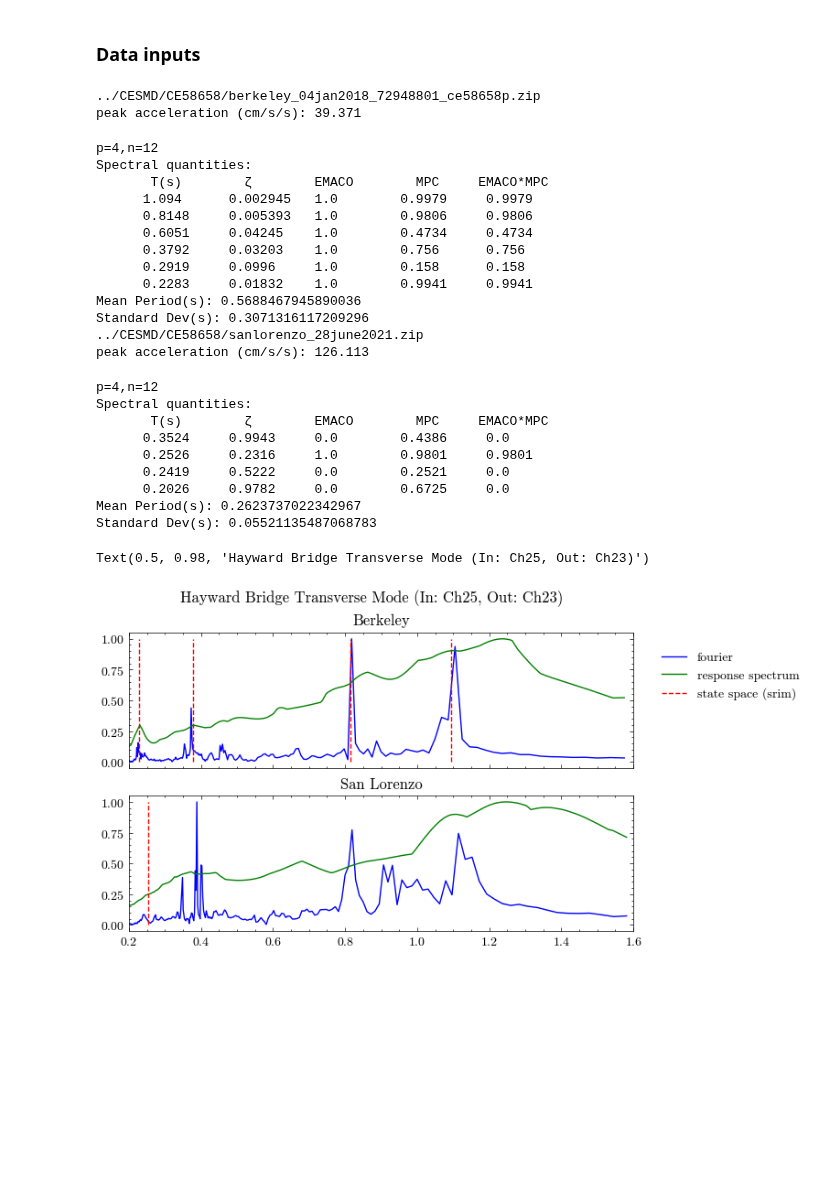
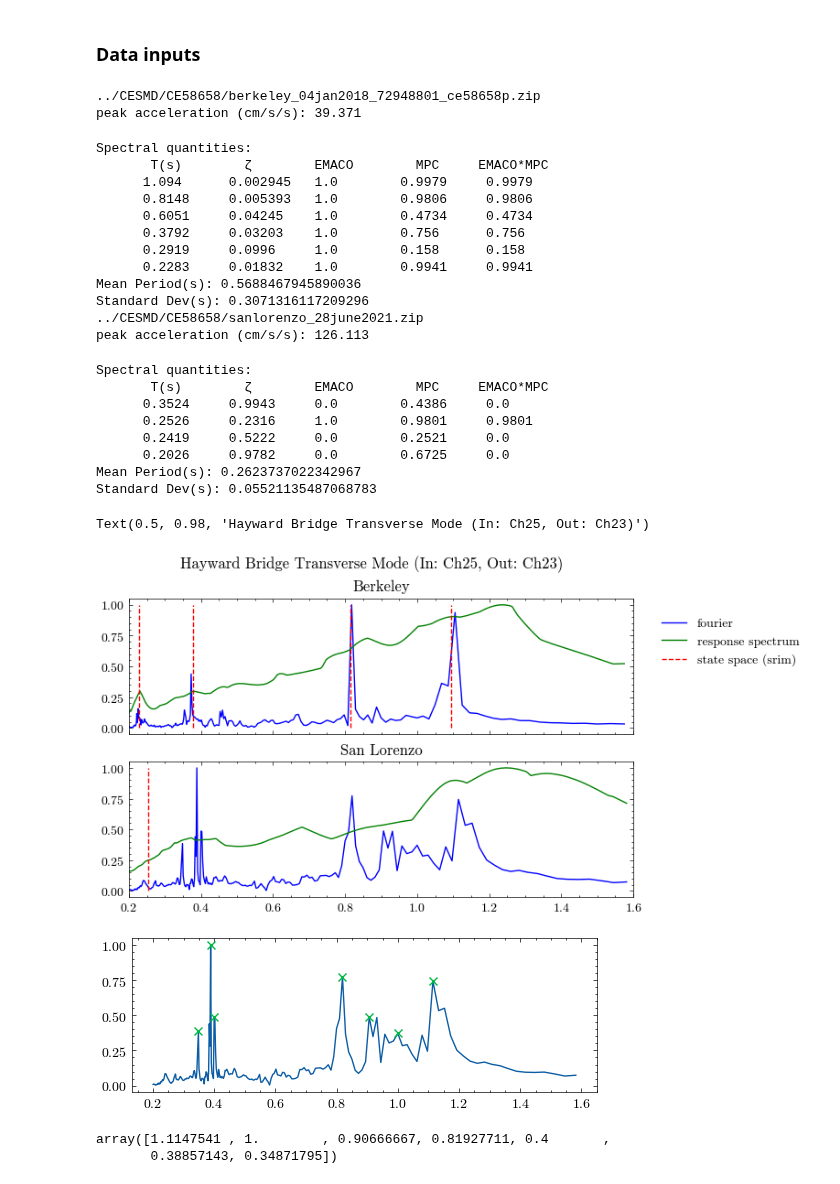
Before and after one commit to chrystalchern/mdof, a Jupyter notebook: studies/PeakPicking.ipynb, the cells around one changed output. Saved outputs shown, nothing was run; the diff lists cells and outputs as text; code cells hidden in the pictures; blank space fills up the shorter version.

```diff
--- a/studies/PeakPicking.ipynb
+++ b/studies/PeakPicking.ipynb
@@ -69,12 +69,12 @@ for i, file in enumerate(files):
     event_modes.append(list(ss_modes.values()))
     print_modes(ss_modes)
     conf.decimation = 1 # decimation factor for transfer function method
-    periods, amplitudes = spec.fourier_transfer(inputs=inputs[0], outputs=outpts[0], step=dt, **conf)
-    amplitudes = amplitudes/max(amplitudes)
-    ax.plot(periods, amplitudes, label=["fourier" if i==0 else None][0], color="blue") #, alpha = (1/(len(files)+2))*(i+1))
-    periods, amplitudes = spec.response_transfer(inputs=inputs[0], outputs=outpts[0], step=dt, periods=periods, threads=8, **conf)
-    amplitudes = amplitudes/max(amplitudes)
-    ax.plot(periods, amplitudes, label=["response spectrum" if i==0 else None][0], color="green") #, alpha = (1/(len(files)+2))*(i+1))
+    f_periods, f_amplitudes = spec.fourier_transfer(inputs=inputs[0], outputs=outpts[0], step=dt, **conf)
+    f_amplitudes = f_amplitudes/max(f_amplitudes)
+    ax.plot(f_periods, f_amplitudes, label=["fourier" if i==0 else None][0], color="blue") #, alpha = (1/(len(files)+2))*(i+1))
+    r_periods, r_amplitudes = spec.response_transfer(inputs=inputs[0], outputs=outpts[0], step=dt, periods=f_periods, threads=8, **conf)
+    r_amplitudes = r_amplitudes/max(r_amplitudes)
+    ax.plot(r_periods, r_amplitudes, label=["response spectrum" if i==0 else None][0], color="green") #, alpha = (1/(len(files)+2))*(i+1))
     ax.vlines([1/value["freq"] for value in ss_modes.values() if value["energy_condensed_emaco"]>0.5 and value["mpc"]>0.5], 0, 1, color='r', linestyles='dashed', label=[f"state space ({method})" if i==0 else None][0])
     ax.set_xlim(conf.period_band)
     ax.set_title(event_names[i])
@@ -84,7 +84,6 @@ fig.suptitle(title)
 # %% [output]
 ../CESMD/CE58658/berkeley_04jan2018_72948801_ce58658p.zip
 peak acceleration (cm/s/s): 39.371
-p=4,n=12
 Spectral quantities:
        T(s)        ζ        EMACO        MPC     EMACO*MPC
       1.094      0.002945   1.0        0.9979     0.9979
@@ -97,7 +96,6 @@ Mean Period(s): 0.5688467945890036
 Standard Dev(s): 0.3071316117209296
 ../CESMD/CE58658/sanlorenzo_28june2021.zip
 peak acceleration (cm/s/s): 126.113
-p=4,n=12
 Spectral quantities:
        T(s)        ζ        EMACO        MPC     EMACO*MPC
       0.3524     0.9943     0.0        0.4386     0.0
@@ -108,3 +106,16 @@ Mean Period(s): 0.2623737022342967
 Standard Dev(s): 0.05521135487068783
 Text(0.5, 0.98, 'Hayward Bridge Transverse Mode (In: Ch25, Out: Ch23)')
 [figure]
+# %%
+from scipy.signal import find_peaks
+fig, ax = plt.subplots(figsize=(6,2))
+peaks, _ = find_peaks(f_amplitudes, height=0.25, width=0.2, rel_height=0.1)
+ax.plot(f_periods, f_amplitudes)
+ax.plot(f_periods[peaks], f_amplitudes[peaks], "x");
+# %% [output]
+[figure, added]
+# %%
+f_periods[peaks]
+# %% [output]
+array([1.1147541 , 1.        , 0.90666667, 0.81927711, 0.4       ,
+       0.38857143, 0.34871795])
```
